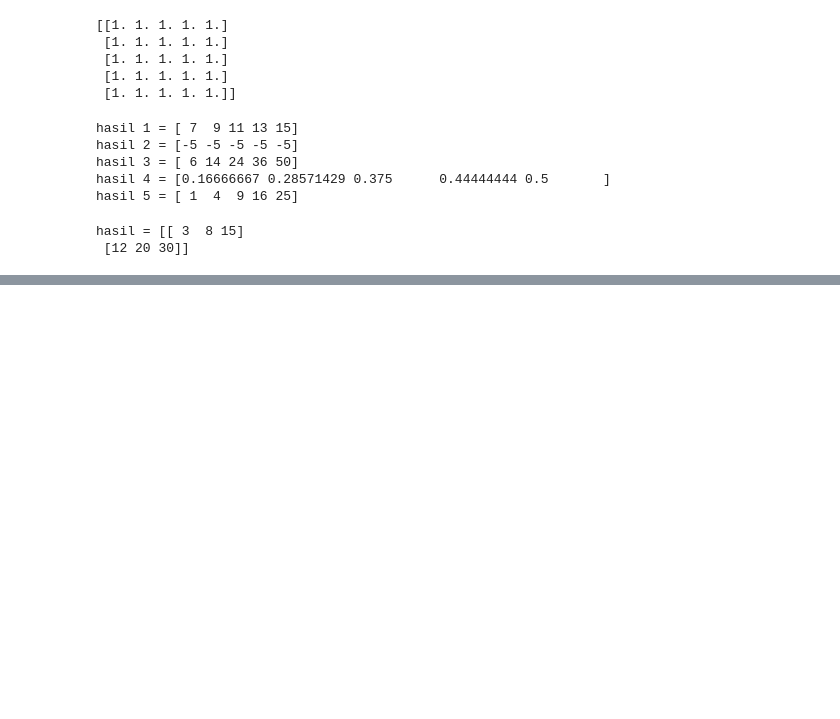
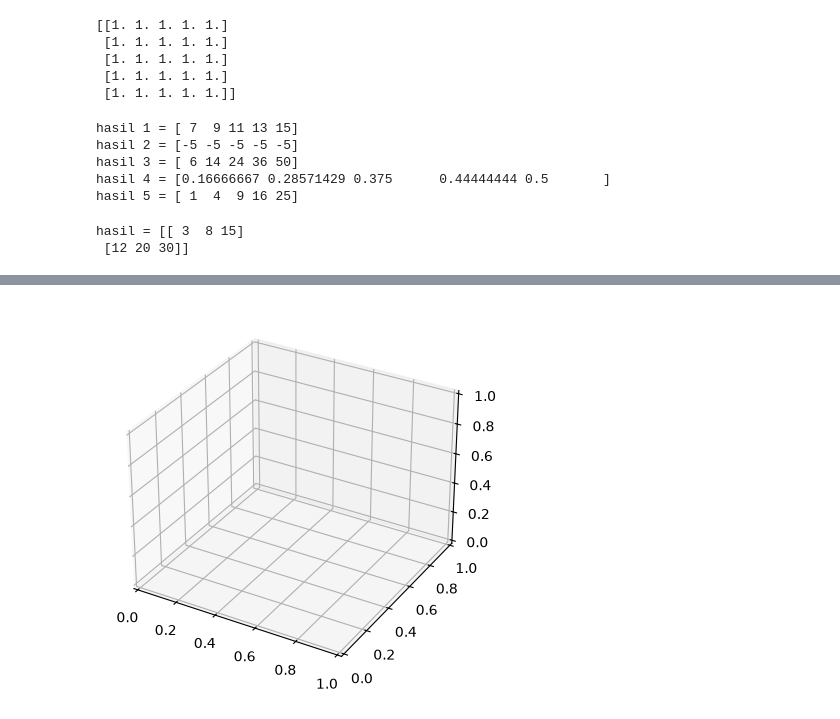
Before and after one commit to SaraRajagukguk/Tugas-Certan, a Jupyter notebook: 42324049_Sara Tesalonika Rajagukguk.ipynb, the cells around one changed output, grey strips where cells are left out. Drawn from its saved outputs; the diff is of its cells as text; code cells hidden in the pictures; blank space fills up the shorter version.

```diff
--- a/42324049_Sara Tesalonika Rajagukguk.ipynb
+++ b/42324049_Sara Tesalonika Rajagukguk.ipynb
@@ -294,0 +732,7 @@ hasil = [[ 3  8 15]
+# %%
+from mpl_toolkits import mplot3d
+
+fig = plt.figure()
+ax = plt.axes(projection='3d')
+# %% [output]
+[figure, added]
```
Also changed, not shown: parts of 36 cells of this notebook.
